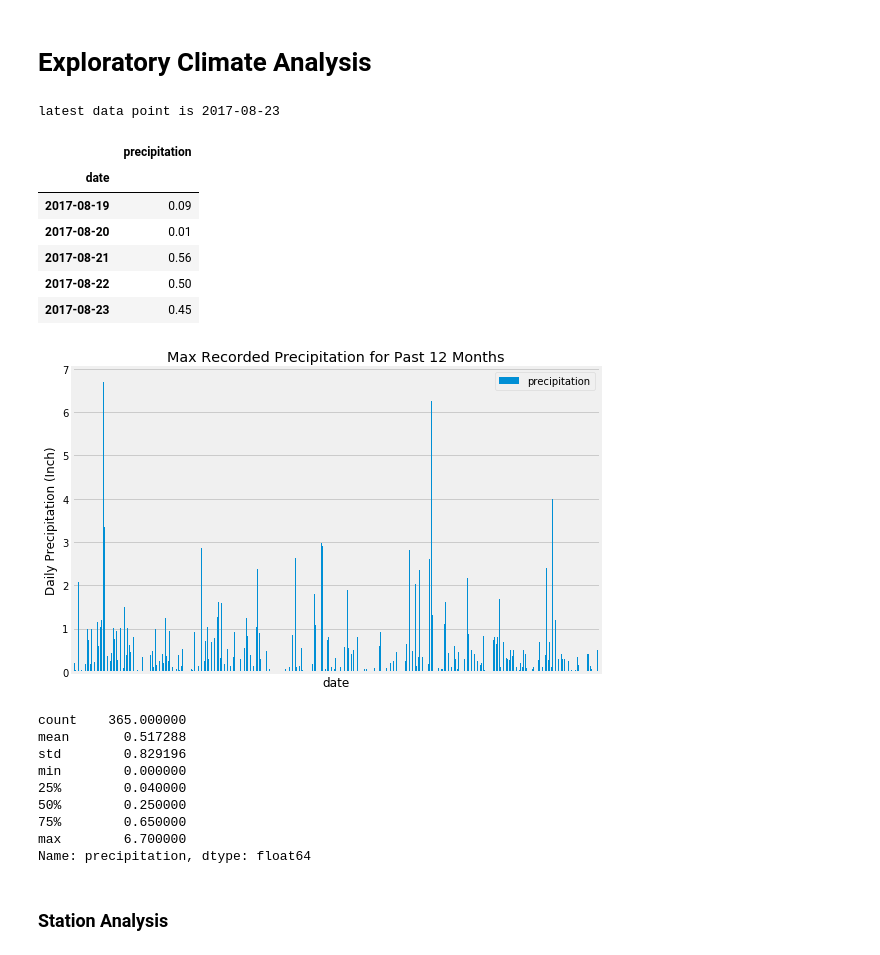
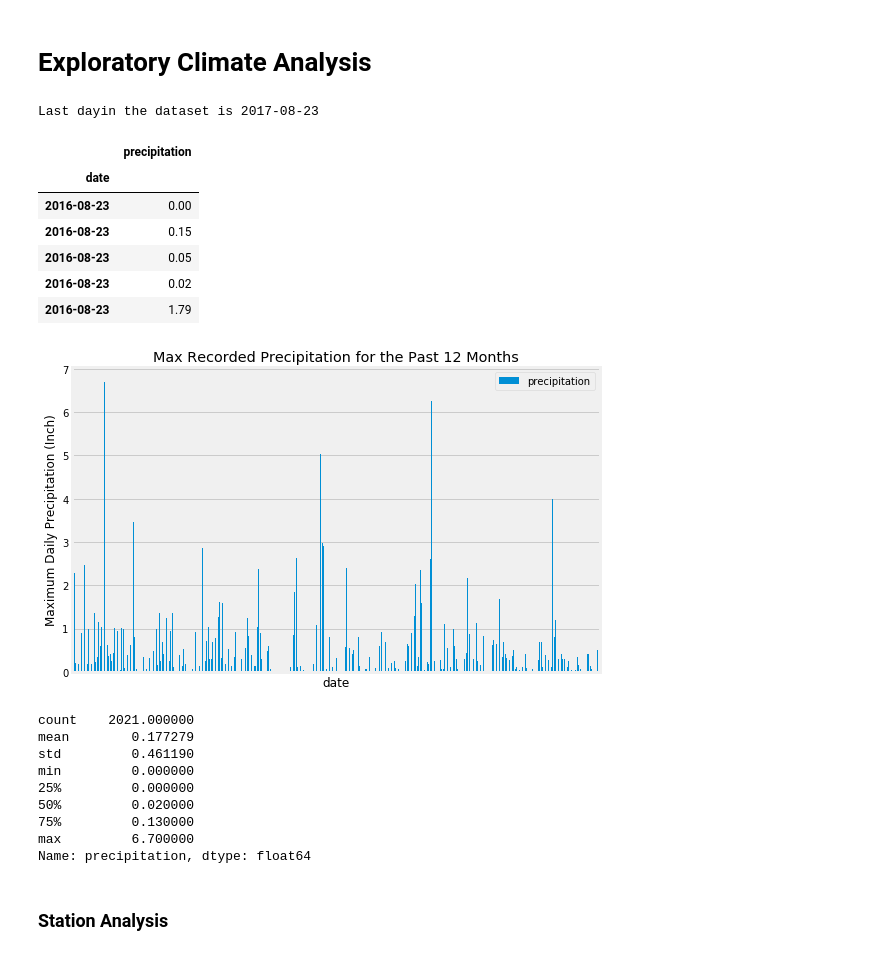
Before and after one commit to arthurcw/sqlalchemy-challenge, a Jupyter notebook: climate_starter.ipynb, the cells around one changed output. Drawn from its saved outputs; the diff is of its cells as text; code cells hidden in the pictures.

```diff
--- a/climate_starter.ipynb
+++ b/climate_starter.ipynb
@@ -63,61 +64,62 @@ elevation FLOAT
 # %% [markdown]
 # Exploratory Climate Analysis
 # %%
-# Calculate the date 1 year ago from the last data point in the database
-latest_date = session.query(func.max(Measurement.date)).scalar()
-print(f"latest data point is {latest_date}")
-latest_date = dt.datetime.strptime(latest_date, "%Y-%m-%d")
-last_12_months = dt.datetime(latest_date.year - 1,
-                             latest_date.month,
-                             latest_date.day)
+# Find last day in the dataset
+last_day = session.query(func.max(Measurement.date)).scalar()
+print(f"Last dayin the dataset is {last_day}")
+last_day = dt.datetime.strptime(last_day, "%Y-%m-%d")
+
+# day 1 year prior to last day in the dataset
+d_last_year = dt.datetime(last_day.year - 1,
+                          last_day.month,
+                          last_day.day - 1)
 
 # A query statement to retrieve the last 12 months of precipitation data
-# query max of all stations for each day
-stmt_prcp_12m = session.query(Measurement.date, func.max(Measurement.prcp))\
-                .filter(Measurement.date > last_12_months)\
-                .group_by(Measurement.date)\
+stmt_prcp_12m = session.query(Measurement.date, Measurement.prcp)\
+                .filter(Measurement.date > d_last_year)\
                 .order_by(Measurement.date)\
                 .statement
 
 # Save the query results as a Pandas DataFrame and set the index to the date column
 df = pd.read_sql_query(stmt_prcp_12m, session.bind)
 df.set_index('date', inplace=True)
+df.dropna(inplace=True)
 df.columns=['precipitation']
-df.tail(5)
+df.head()
 # %% [output]
-latest data point is 2017-08-23
+Last dayin the dataset is 2017-08-23
 |  | precipitation |
 | date |  |
-| 2017-08-19 | 0.09 |
-| 2017-08-20 | 0.01 |
-| 2017-08-21 | 0.56 |
-| 2017-08-22 | 0.50 |
-| 2017-08-23 | 0.45 |
+| 2016-08-23 | 0.00 |
+| 2016-08-23 | 0.15 |
+| 2016-08-23 | 0.05 |
+| 2016-08-23 | 0.02 |
+| 2016-08-23 | 1.79 |
 # %%
 # Use Pandas Plotting with Matplotlib to plot the data
-df.plot(kind='bar', figsize=(8,5))
-plt.title('Max Recorded Precipitation for Past 12 Months')
-plt.ylabel('Daily Precipitation (Inch)')
+df.groupby('date').max().plot(kind='bar', figsize=(8,5))
+plt.title('Max Recorded Precipitation for the Past 12 Months')
+plt.ylabel('Maximum Daily Precipitation (Inch)')
 plt.xticks([])
 
 # save and print chart
 plt.tight_layout()
-plt.savefig('Plots\MaxPrecip.png')
+plt.savefig('Plots\precipitation.png')
 plt.show()
 # %% [output]
-[figure, old version]
+[figure, new version]
 # %%
 # Use Pandas to calcualte the summary statistics for the precipitation data
 df['precipitation'].describe()
 # %% [output]
-count    365.000000
-mean       0.517288
-std        0.829196
-min        0.000000
-25%        0.040000
-50%        0.250000
-75%        0.650000
-max        6.700000
+count    2021.000000
+mean        0.177279
+std         0.461190
+min         0.000000
+25%         0.000000
+50%         0.020000
+75%         0.130000
+max         6.700000
 Name: precipitation, dtype: float64
 # %% [markdown]
 ### Station Analysis
```
Also changed, not shown: parts of 7 cells of this notebook, 3 other files.
